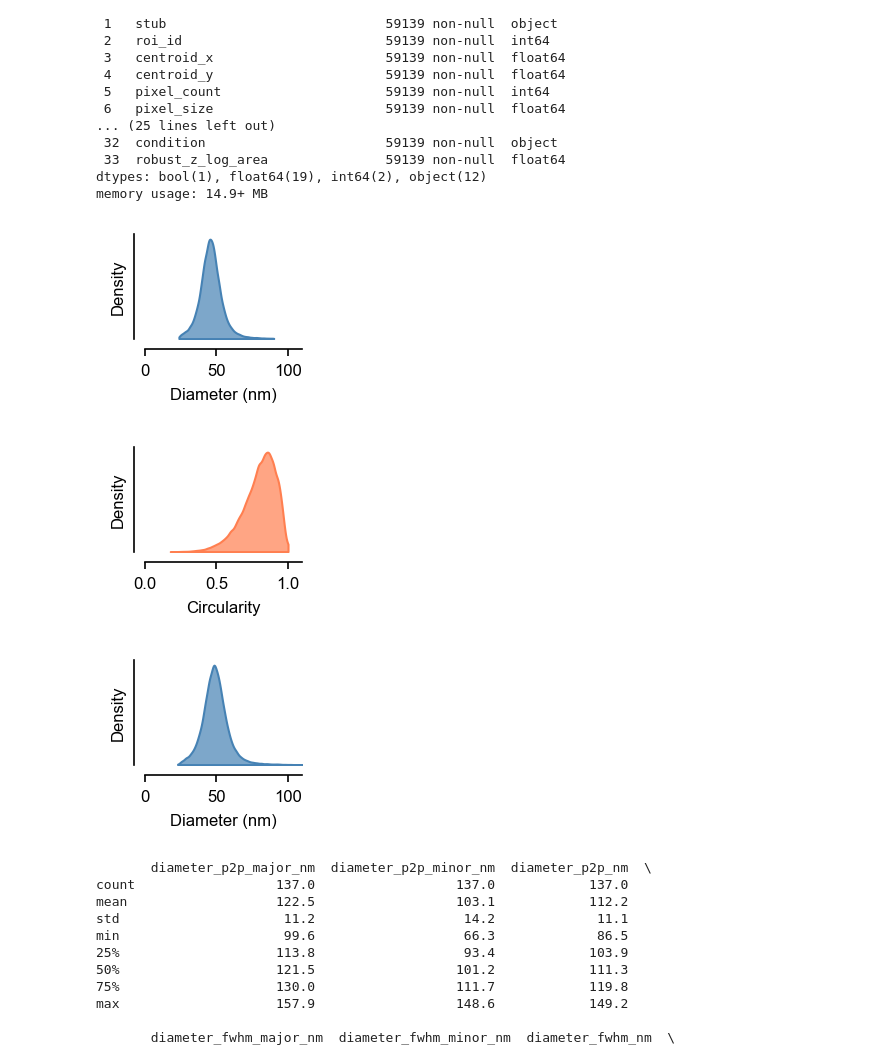
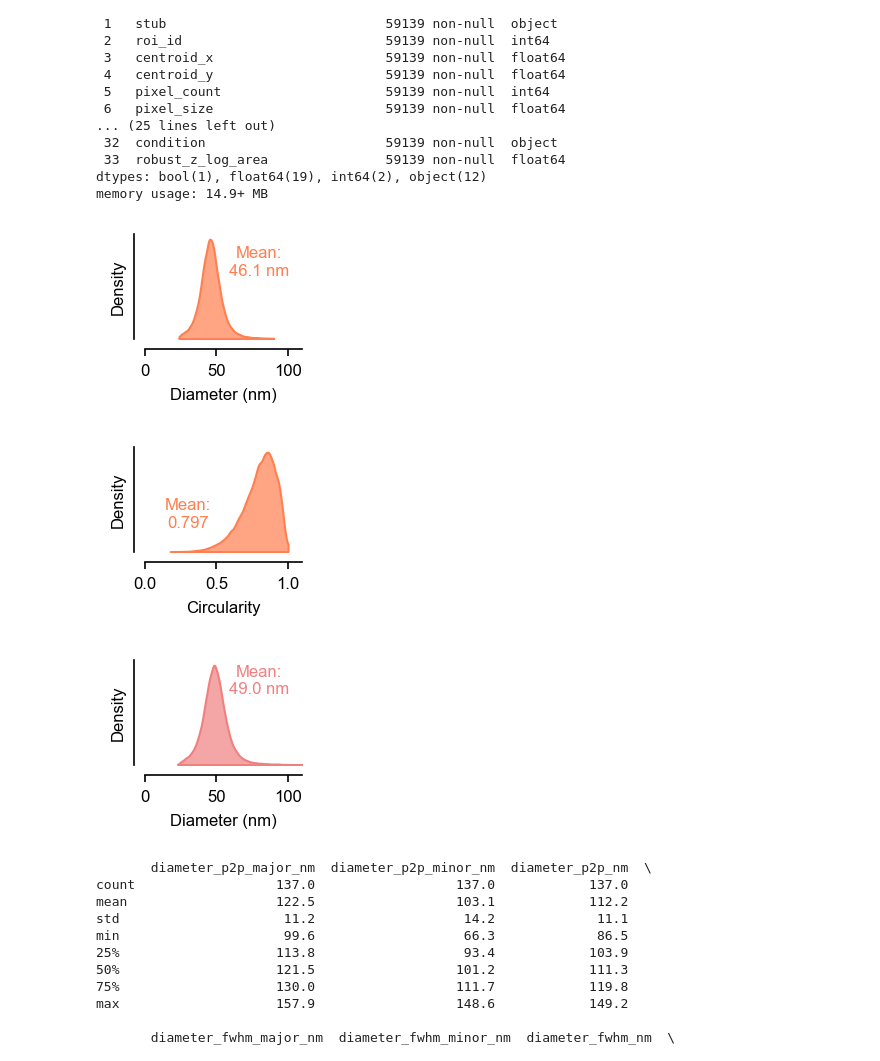
Before and after one commit to jaimemcc/fenestrations, a Jupyter notebook: notebooks/paper1_diameter.ipynb, the cells around one changed output. Cells and saved outputs as stored; diff of their text form; code cells hidden in the pictures.

```diff
--- a/notebooks/paper1_diameter.ipynb
+++ b/notebooks/paper1_diameter.ipynb
@@ -128,6 +128,8 @@ def init_diameter_panel():
 
     return f, ax
 
+circularity_diam_color = "coral"
+elliptical_color = "lightcoral"
 diameter_color = "steelblue"
 circularity_color = "coral"
 minor_color = "seagreen"
@@ -140,7 +142,7 @@ xlims = (0, 110)
 
 f, ax = init_diameter_panel()
 sns.kdeplot(data=rois_df.diameter_area,
-            fill=True, ax=ax, color="steelblue", alpha=0.7,
+            fill=True, ax=ax, color=circularity_diam_color, alpha=0.7,
             cut=0)
 
 ax.set_xlim(xlims)
@@ -148,12 +150,14 @@ ax.set_xlabel("Diameter (nm)")
 
 ax.set_yticks([])
 
+ax.text(80, 0.04, f"Mean:\n{rois_df.diameter_area.mean():.1f} nm", ha="center", color=circularity_diam_color)
+
 sns.despine(offset=5)
 
 if SAVEFIGS:
     save_figure_atomic(f, FIGSFOLDER / "diameter_circular")
 # %% [output]
-[figure, old version]
+[figure, new version]
 # %%
 ## Panel B: Circularity distribution
 
@@ -168,34 +172,38 @@ ax.set_xlabel("Circularity")
 ax.set_xlim(0, 1.1)
 ax.set_yticks([])
 
+ax.text(0.3, 0.94, f"Mean:\n{rois_df.circularity.mean():.3f}", ha="center", color=circularity_color)
+
 sns.despine(offset=5)
 
 if SAVEFIGS:
     save_figure_atomic(f, FIGSFOLDER / "circularity")
 # %% [output]
-[figure, old version]
+[figure, new version]
 # %%
 ## Panel C: Diameter distribution (elliptical)
 
 # Figure for diameter based on major/minor axis
 # Calculate equivalent diameter in px
 rois_df['elliptical_diameter'] = np.sqrt(rois_df.major_axis_length_px * rois_df.minor_axis_length_px)
 
 f, ax = init_diameter_panel()
 sns.kdeplot(data=rois_df.elliptical_diameter,
-            fill=True, ax=ax, color="steelblue", alpha=0.7,
+            fill=True, ax=ax, color=elliptical_color, alpha=0.7,
             cut=0)
 
 ax.set_xlabel("Diameter (nm)")
 ax.set_xlim(xlims)
 ax.set_yticks([])
 
+ax.text(80, 0.04, f"Mean:\n{rois_df.elliptical_diameter.mean():.1f} nm", ha="center", color=elliptical_color)
+
 sns.despine(offset=5)
 
 if SAVEFIGS:
     save_figure_atomic(f, FIGSFOLDER / "diameter_elliptical")
 # %% [output]
-[figure, old version]
+[figure, new version]
 # %%
 def get_spacing_factor(rois_df, row, axis):
 
```
Also changed, not shown: 7 other files.
